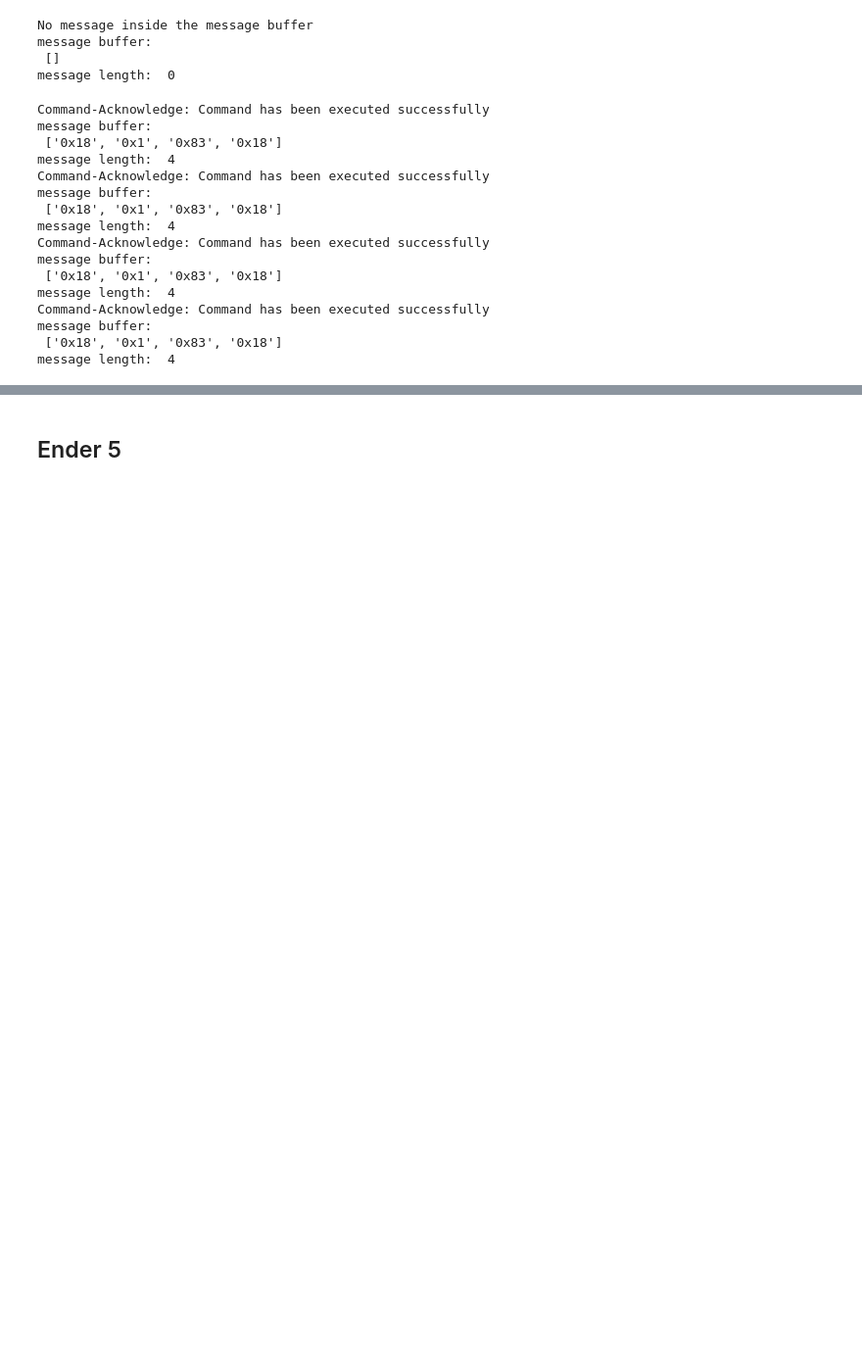
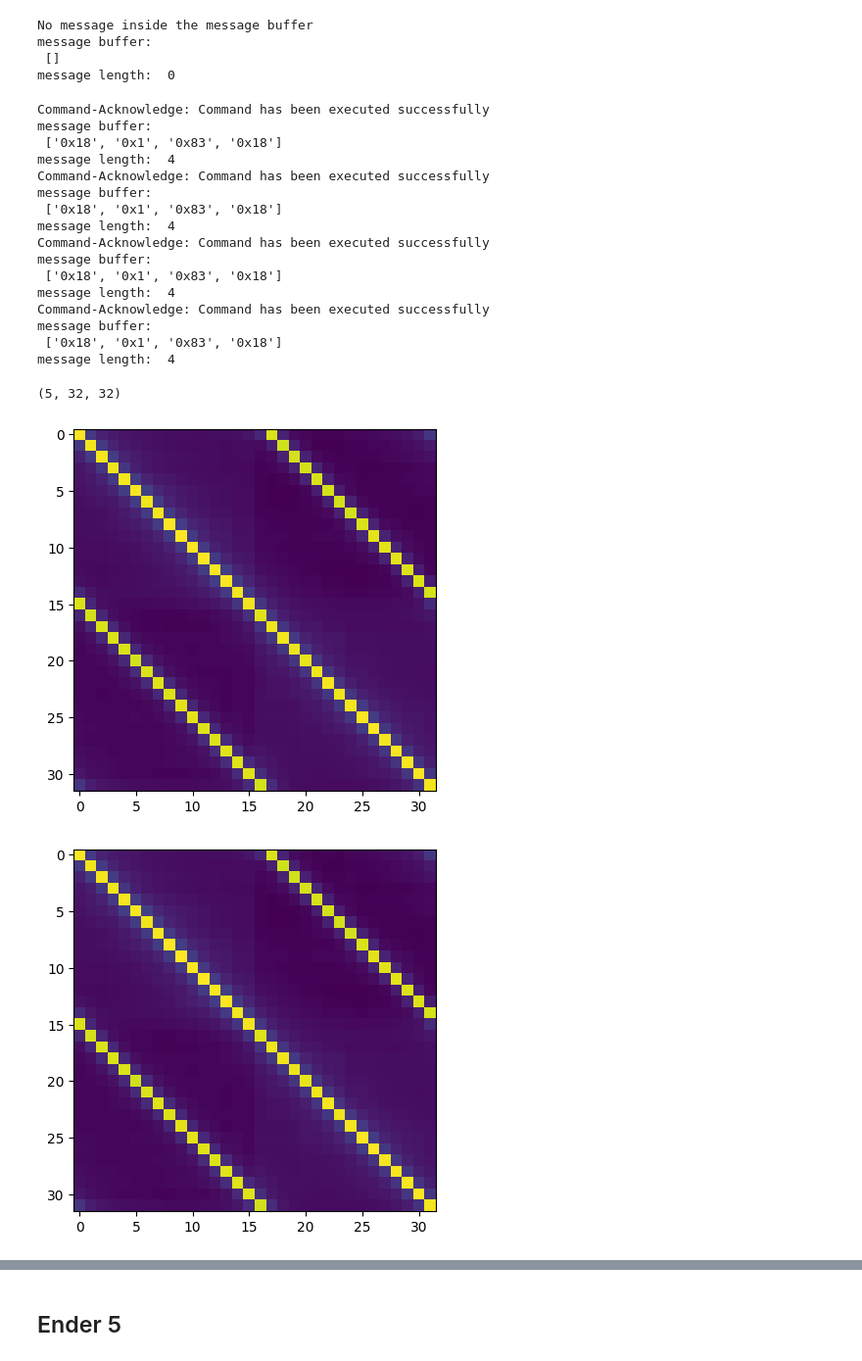
Before and after one commit to Peer076/Master-Thesis-EIT, a Jupyter notebook: ender5.ipynb, the cells around one changed output, grey strips where cells are left out. Shown at 98% size. Saved outputs shown, nothing was run; the diff lists cells and outputs as text; code cells hidden in the pictures; blank space fills up the shorter version.

```diff
--- a/ender5.ipynb
+++ b/ender5.ipynb
@@ -6,7 +6,7 @@ from sciopy import EIT_16_32_64_128, EitMeasurementSetup
 import matplotlib.pyplot as plt
 # %%
 # create a 'sciospec' class which represents the sciospec EIT device
-n_el = 16
+n_el = 32
 sciospec = EIT_16_32_64_128(n_el)
 # %%
 # connect device via USB-HS port
@@ -53,0 +57,11 @@ message length:  4
+# %%
+data.shape   #mitteln, 1-4 burst count für training, und 5. für test
+# %% [output]
+(5, 32, 32)
+# %%
+for pot in data:
+    plt.imshow(np.abs(pot))
+    plt.show()
+# %% [output]
+[figure, added]
+[figure, added]
```
Also changed, not shown: parts of 15 cells of this notebook, 22 other files.
